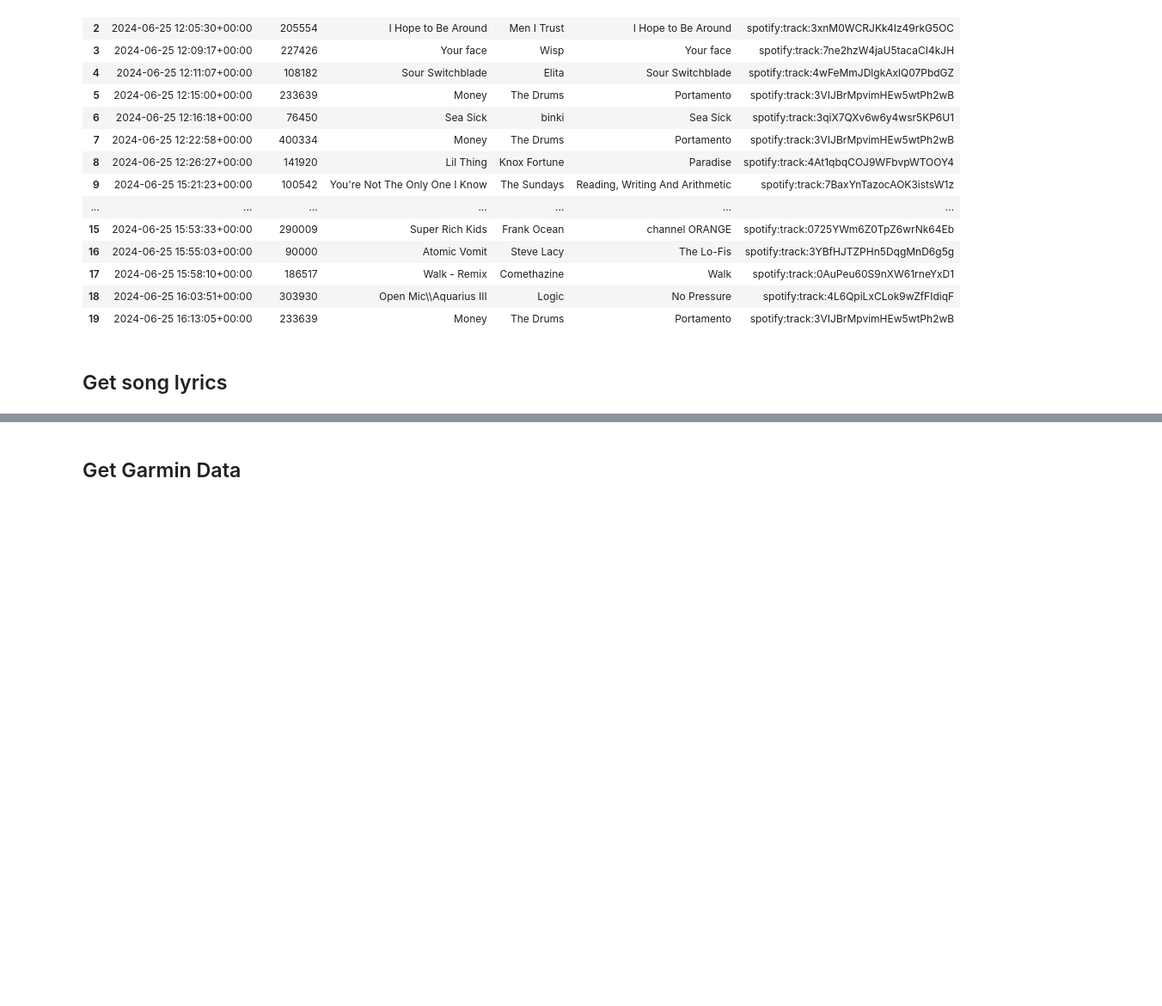
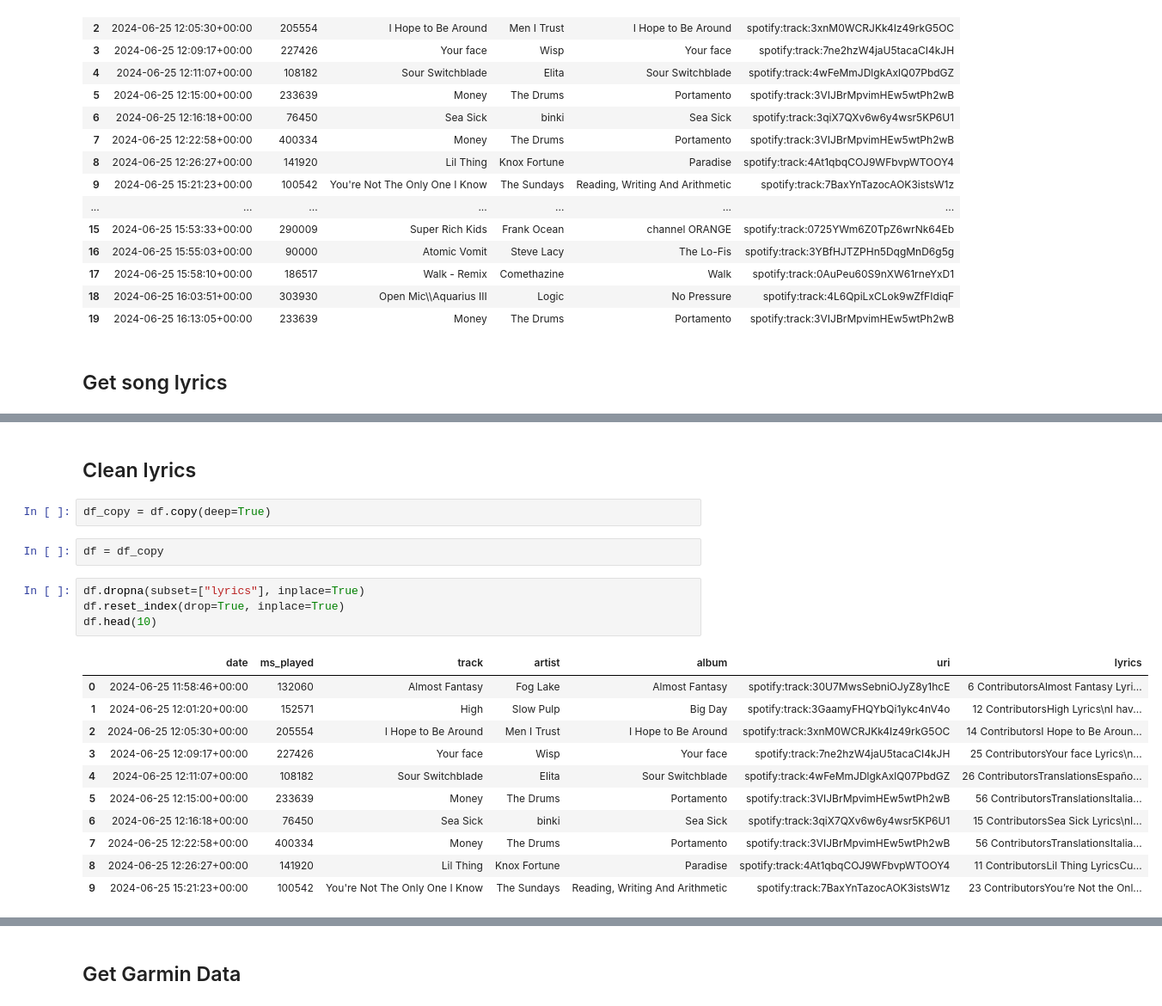
Before and after one commit to liammaguire1/garmin-spotify-analysis, a Jupyter notebook: vibes.ipynb, the cells around one changed output, grey strips where cells are left out. Shown at 86% size. Saved outputs shown, nothing was run; the diff lists cells and outputs as text; blank space fills up the shorter version.

```diff
--- a/vibes.ipynb
+++ b/vibes.ipynb
@@ -95,0 +94,22 @@ df['lyrics'] = df.progress_apply(get_lyrics, axis=1)
+# %% [markdown]
+## Clean lyrics
+# %%
+df_copy = df.copy(deep=True)
+# %%
+df = df_copy
+# %%
+df.dropna(subset=["lyrics"], inplace=True)
+df.reset_index(drop=True, inplace=True)
+df.head(10)
+# %% [output]
+|  | date | ms_played | track | artist | album | uri | lyrics |
+| 0 | 2024-06-25 11:58:46+00:00 | 132060 | Almost Fantasy | Fog Lake | Almost Fantasy | spotify:track:30U7MwsSebniOJyZ8y1hcE | 6 ContributorsAlmost Fantasy Lyri... |
+| 1 | 2024-06-25 12:01:20+00:00 | 152571 | High | Slow Pulp | Big Day | spotify:track:3GaamyFHQYbQi1ykc4nV4o | 12 ContributorsHigh Lyrics\nI hav... |
+| 2 | 2024-06-25 12:05:30+00:00 | 205554 | I Hope to Be Around | Men I Trust | I Hope to Be Around | spotify:track:3xnM0WCRJKk4Iz49rkG5OC | 14 ContributorsI Hope to Be Aroun... |
+| 3 | 2024-06-25 12:09:17+00:00 | 227426 | Your face | Wisp | Your face | spotify:track:7ne2hzW4jaU5tacaCI4kJH | 25 ContributorsYour face Lyrics\n... |
+| 4 | 2024-06-25 12:11:07+00:00 | 108182 | Sour Switchblade | Elita | Sour Switchblade | spotify:track:4wFeMmJDlgkAxlQ07PbdGZ | 26 ContributorsTranslationsEspaño... |
+| 5 | 2024-06-25 12:15:00+00:00 | 233639 | Money | The Drums | Portamento | spotify:track:3VIJBrMpvimHEw5wtPh2wB | 56 ContributorsTranslationsItalia... |
+| 6 | 2024-06-25 12:16:18+00:00 | 76450 | Sea Sick | binki | Sea Sick | spotify:track:3qiX7QXv6w6y4wsr5KP6U1 | 15 ContributorsSea Sick Lyrics\nI... |
+| 7 | 2024-06-25 12:22:58+00:00 | 400334 | Money | The Drums | Portamento | spotify:track:3VIJBrMpvimHEw5wtPh2wB | 56 ContributorsTranslationsItalia... |
+| 8 | 2024-06-25 12:26:27+00:00 | 141920 | Lil Thing | Knox Fortune | Paradise | spotify:track:4At1qbqCOJ9WFbvpWTOOY4 | 11 ContributorsLil Thing LyricsCu... |
+| 9 | 2024-06-25 15:21:23+00:00 | 100542 | You're Not The Only One I Know | The Sundays | Reading, Writing And Arithmetic | spotify:track:7BaxYnTazocAOK3istsW1z | 23 ContributorsYou’re Not the Onl... |
```
Also changed, not shown: parts of 6 cells of this notebook.
